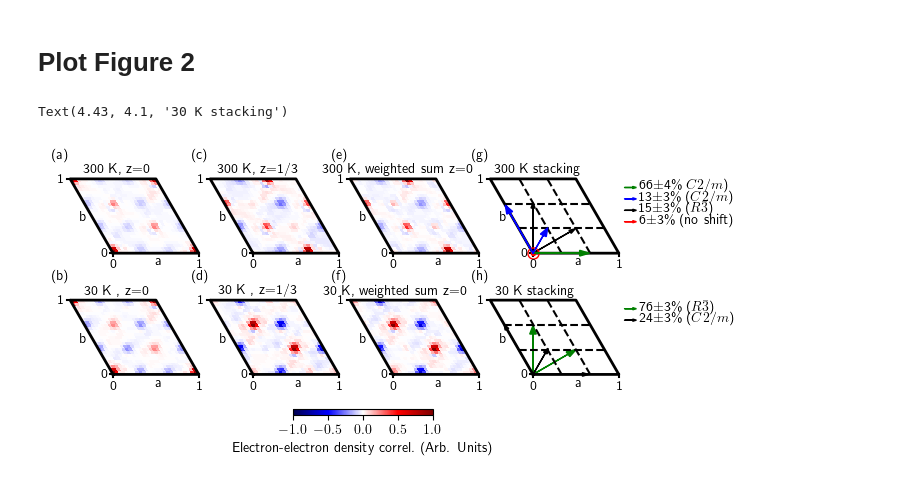
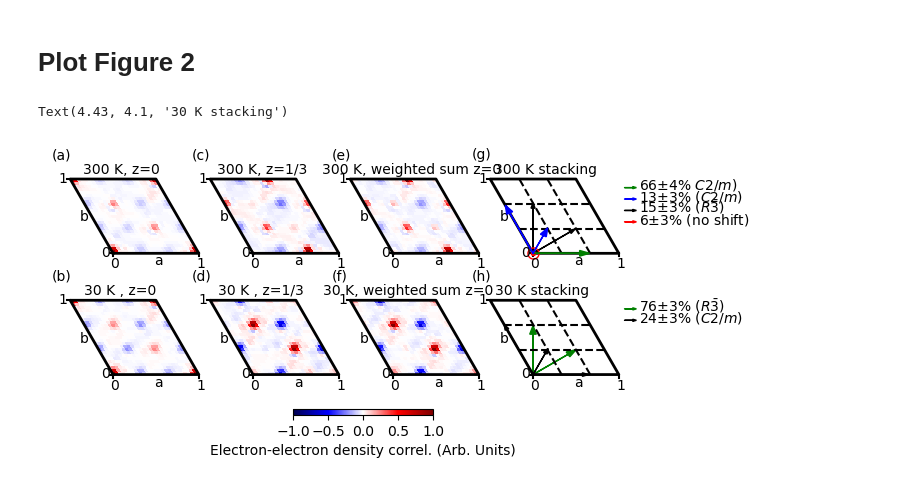
Before and after one commit to mpmdean/sears2023stacking, a Jupyter notebook: fig2.ipynb, the cells around one changed output. Cells and saved outputs as stored; diff of their text form; code cells hidden in the pictures.

```diff
--- a/fig2.ipynb
+++ b/fig2.ipynb
@@ -8,7 +8,7 @@ import matplotlib.transforms as mtransforms
 from mpl_toolkits.axes_grid1.inset_locator import inset_axes
 import matplotlib.ticker as ticker
 from ase.io import read
-plt.rcParams['text.usetex'] = True
+#plt.rcParams['text.usetex'] = True
 %matplotlib inline
 # %% [markdown]
 # Plot Figure 2
@@ -235,10 +235,10 @@ ax1.arrow(p1, p2, dxl, 0,  color='g', head_width=0.03)
 ax1.arrow(p1, p2-dp2, dxl, 0,  color='b', head_width=0.03)
 ax1.arrow(p1, p2-2*dp2, dxl, 0,  color='k', head_width=0.03)
 ax1.arrow(p1, p2-3*dp2, dxl, 0,  color='r', head_width=0.03)
-ax1.text(p1+0.18, p2-.03, '{:.0f}$\pm${:.0f}\%'.format(a, da)+ r' $C2/m$)')
-ax1.text(p1+0.18, p2-dp2-.03, '{:.0f}$\pm${:.0f}\%'.format(b, db) + r' ($C2/m$)')
-ax1.text(p1+0.18, p2-2*dp2-.03, '{:.0f}$\pm${:.0f}\%'.format(c, dc) + r' ($R\bar{3}$)')
-ax1.text(p1+0.18, p2-3*dp2-.03, '{:.0f}$\pm${:.0f}\%'.format(d, dd) + r' (no shift)')
+ax1.text(p1+0.18, p2-.03, '{:.0f}$\pm${:.0f}%'.format(a, da)+ r' $C2/m$)')
+ax1.text(p1+0.18, p2-dp2-.03, '{:.0f}$\pm${:.0f}%'.format(b, db) + r' ($C2/m$)')
+ax1.text(p1+0.18, p2-2*dp2-.03, '{:.0f}$\pm${:.0f}%'.format(c, dc) + r' ($R\bar{3}$)')
+ax1.text(p1+0.18, p2-3*dp2-.03, '{:.0f}$\pm${:.0f}%'.format(d, dd) + r' (no shift)')
 
 A = 1
 B = 0.308
@@ -251,8 +251,8 @@ da = 100*np.sqrt( (A/den**2)**2*(dB**2) + dA**2*(1/den - A/den**2)**2 )
 db = 100*np.sqrt( (B/den**2)**2*(dA**2) + dB**2*(1/den - B/den**2)**2 )
 ax1.arrow(p1, p2-dely, dxl, 0,  color='g', head_width=0.03)
 ax1.arrow(p1, p2-dp2-dely, dxl, 0,  color='k', head_width=0.03)
-ax1.text(p1+0.18, p2-.03-dely, '{:.0f}$\pm${:.0f}\%'.format(a, da) +r' ($R\bar{3}$)')
-ax1.text(p1+0.18, p2-dp2-.03-dely, '{:.0f}$\pm${:.0f}\%'.format(b, db) +r' ($C2/m$)')
+ax1.text(p1+0.18, p2-.03-dely, '{:.0f}$\pm${:.0f}%'.format(a, da) +r' ($R\bar{3}$)')
+ax1.text(p1+0.18, p2-dp2-.03-dely, '{:.0f}$\pm${:.0f}%'.format(b, db) +r' ($C2/m$)')
 
 # Make the colorbar
 cbaxes = ax1.inset_axes([0.35, 0.1, 0.2, 0.02] )
@@ -260,31 +260,31 @@ cb = fig.colorbar(im1,cax=cbaxes, ticks=[-1.,0,1], orientation='horizontal')
 cb.set_label('Electron-electron density correl. (Arb. Units)')
 cb.set_ticks(ticker.MultipleLocator(0.5))
 
 # Add the labels for the panels
 val1 = -0.95
 val2 = 6
 ax1.text( val1, val2, '(a)')
 ax1.text( val1+1.7, val2, '(c)')
 ax1.text( val1+2*1.7, val2, '(e)')
 ax1.text( val1+3*1.7, val2, '(g)')
 
 val2 -=dely
 ax1.text( val1, val2, '(b)')
 ax1.text( val1+1.7, val2, '(d)')
 ax1.text( val1+2*1.7, val2, '(f)')
 ax1.text( val1+3*1.7, val2, '(h)')
 
 # Make the titles for the panels
 x1 = 1.18
 y1 = 5.8
 ax1.text(x1-1.76, y1, '300 K, z=0')
 ax1.text(x1-1.74, y1-dely, '30 K , z=0')
 ax1.text(x1-.13, y1, '300 K, z=1/3')
 ax1.text(x1-.12, y1-dely, '30 K , z=1/3')
 ax1.text(x1+1.15, y1, '300 K, weighted sum z=0')
 ax1.text(x1+1.16, y1-dely, '30 K, weighted sum z=0')
 ax1.text(x1+3.24, y1, '300 K stacking')
 ax1.text(x1+3.25, y1-dely, '30 K stacking')
 # %% [output]
 Text(4.43, 4.1, '30 K stacking')
-[figure, old version]
+[figure, new version]
```
Also changed, not shown: 2 other files.
